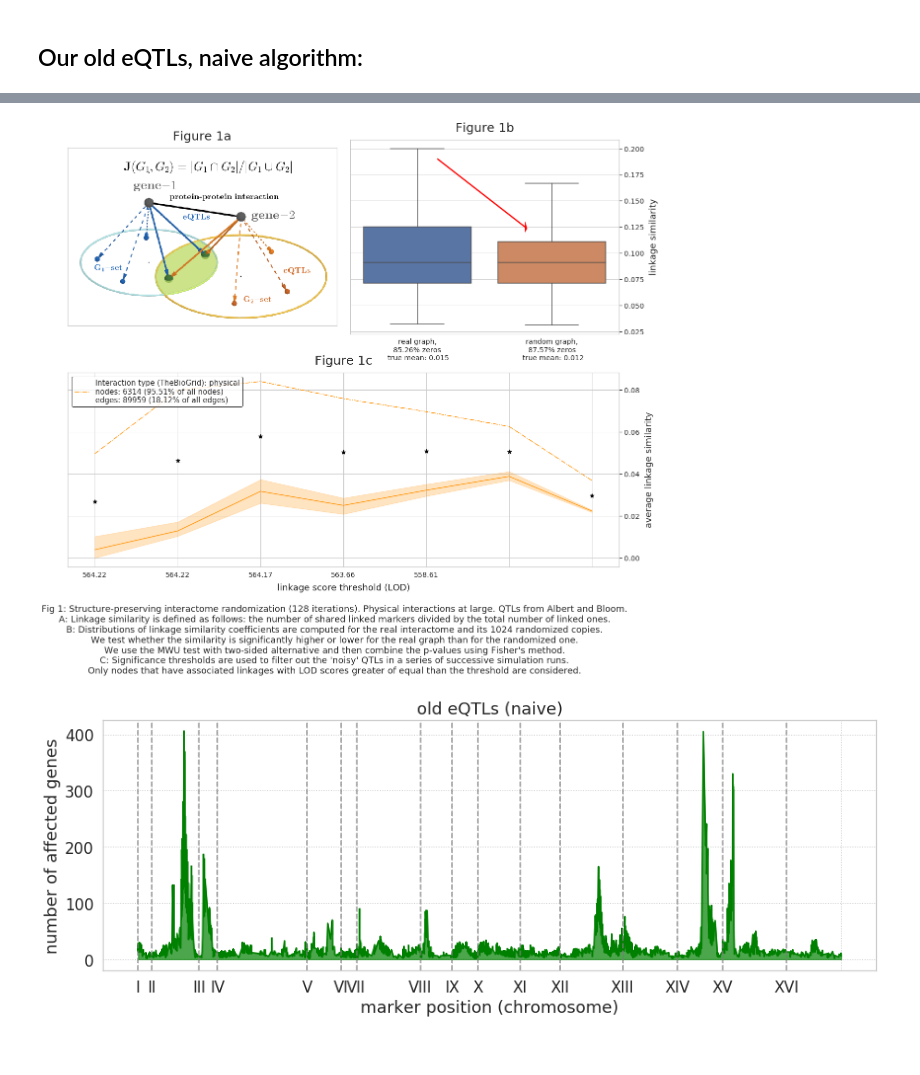
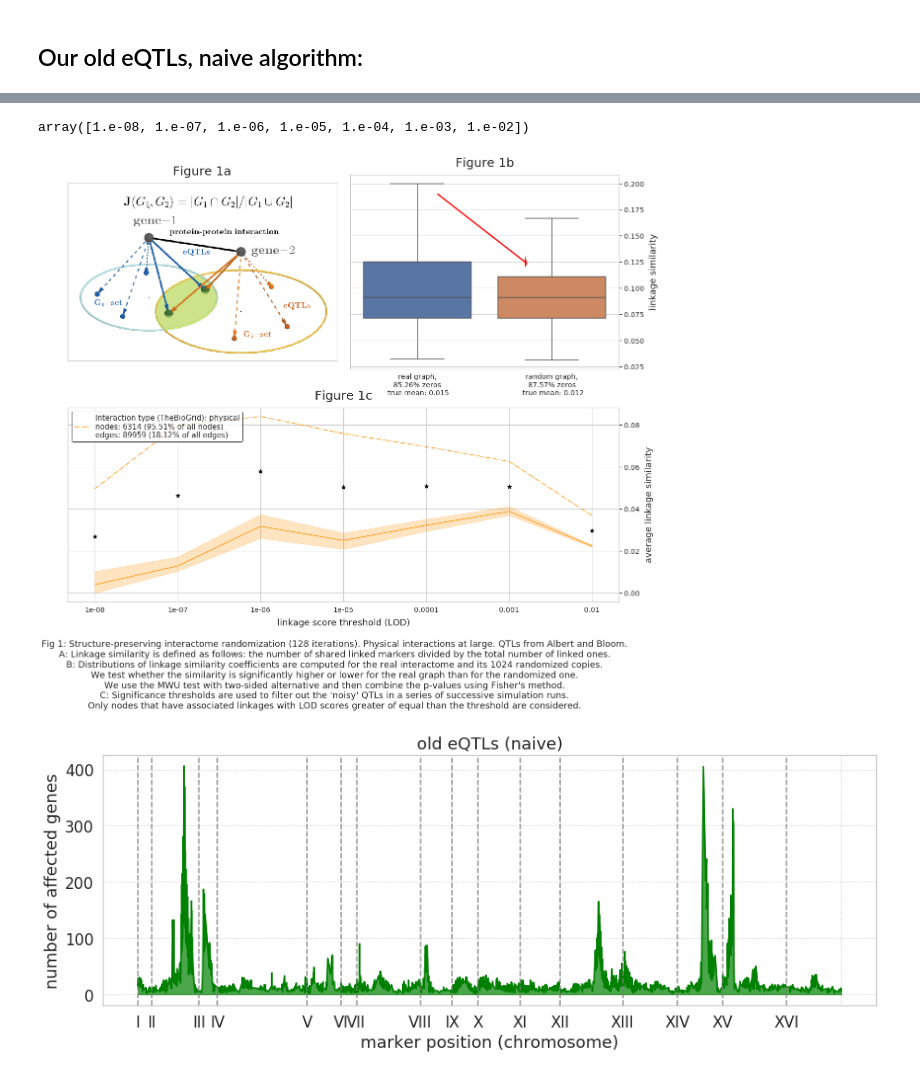
Before and after one commit to ivanov-v-v/PPINs-QTLs-Joint-Analysis, a Jupyter notebook: notebooks/structure-preserving-randomization-test.ipynb, the cells around one changed output, grey strips where cells are left out. Cells and saved outputs as stored; diff of their text form; code cells hidden in the pictures.

Commit message:
fixed xticks in plot_figure_1c in Figure1

```diff
--- a/notebooks/structure-preserving-randomization-test.ipynb
+++ b/notebooks/structure-preserving-randomization-test.ipynb
@@ -354,6 +354,7 @@ class Figure1:
         self.ax[2].yaxis.set_label_position("right")
         self.ax[2].yaxis.tick_right()
         if self.xscale_log: self.ax[2].set_xscale("log")
+        self.ax[2].set_xticks(self.score_thresholds)
         self.ax[2].set_xticklabels(self.threshold_labels)
 
         for edge_type in self.interaction_categories:
@@ -634,38 +637,39 @@ with open("data/tmp/figure-2/type2simulation_results_naive_eQTLs_2011.pkl", "wb"
 # %%
 with open("data/tmp/figure-2/type2simulation_results_naive_eQTLs_2011.pkl", "rb") as infile:
     type2simulation_results = pickle.load(infile)
+# %%
+score_thresholds
+# %% [output]
+array([1.e-08, 1.e-07, 1.e-06, 1.e-05, 1.e-04, 1.e-03, 1.e-02])
 # %%
 fig = plt.figure(figsize=(20,15))
 gs = gridspec.GridSpec(2, 2, height_ratios=[1,1])
 ax = [fig.add_subplot(gs[0, 0]),
       fig.add_subplot(gs[0, 1]),
       fig.add_subplot(gs[1, :])]
 
 Figure1(
     fig, gs, ax,
     type2interactome, type2simulation_results,
     interaction_categories=["physical"],
     score_thresholds=score_thresholds,
-    threshold_labels=[np.round(x, 2)[0] for x in
-                      scaler_df["eQTLs_2018"]["A&B"].inverse_transform(
-                          (1 - score_thresholds)[:, None]
-                      )],
+    threshold_labels=score_thresholds,
     j_distr_dct=j_distr_dct,
     colors={"all" : "black",
             "genetic" : "xkcd:azure",
             "physical" : "xkcd:tangerine"},
     caption="Fig 1: Structure-preserving interactome randomization (128 iterations). "
             "Physical interactions at large. QTLs from Albert and Bloom.\n"
             "A: Linkage similarity is defined as follows: the number of shared linked markers divided by the total number of linked ones.\n"
             "B: Distributions of linkage similarity coefficients are computed for the real interactome and its 1024 randomized copies.\n"
             "We test whether the similarity is significantly higher or lower for the real graph than for the randomized one.\n"
             "We use the MWU test with two-sided alternative and then combine the p-values using Fisher's method.\n"
             "C: Significance thresholds are used to filter out the 'noisy' QTLs in a series of successive simulation runs.\n"
             "Only nodes that have associated linkages with LOD scores greater of equal than the threshold are considered.",
     xscale_log=True
 ).plot()
 # %% [output]
-[figure, old version]
+[figure, new version]
 # %%
 QTLDistPlotter(
     qtl_df=qtls_df["eQTLs_2011"]["naive"],
```
Also changed, not shown: parts of 1 cell of this notebook, 1 other file.
